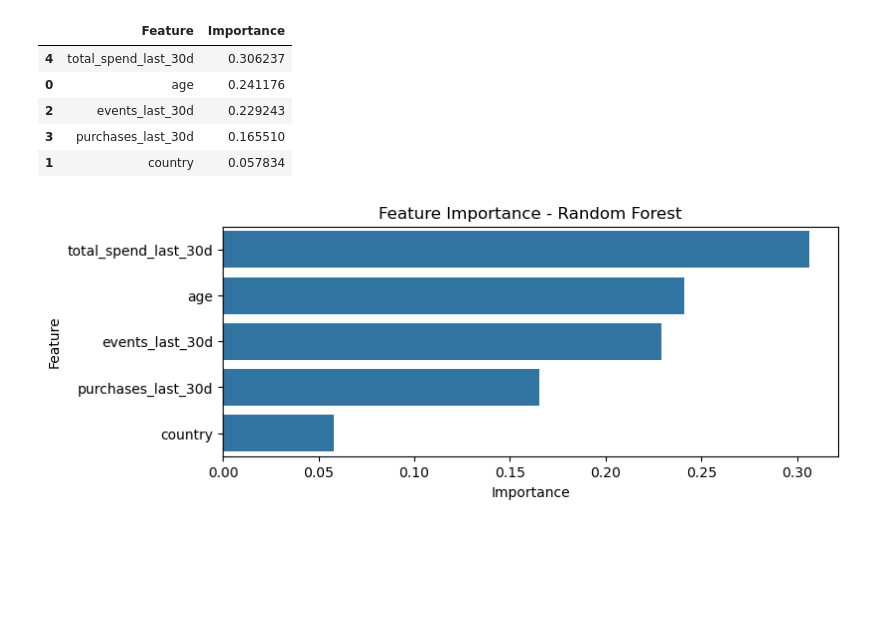
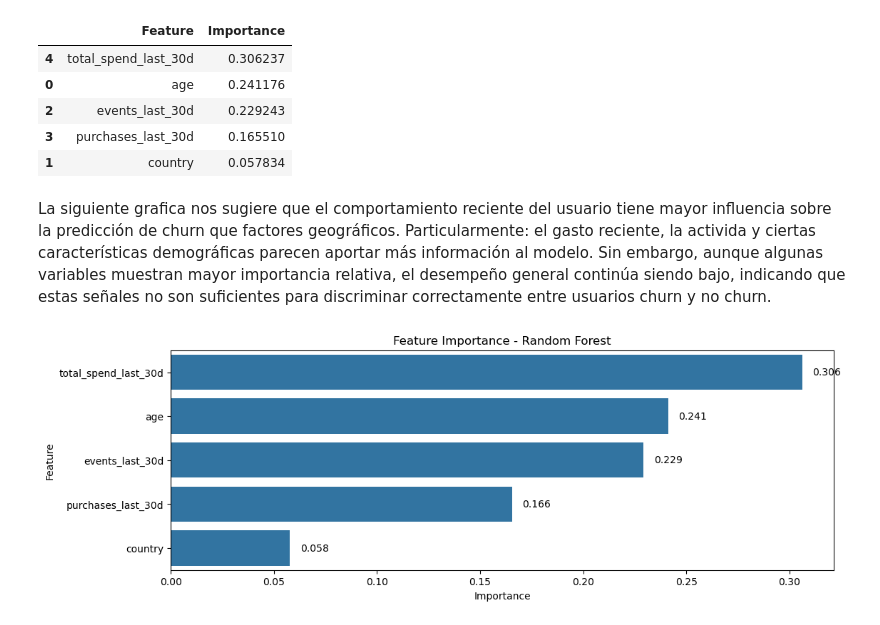
Before and after one commit to Dsharlie/Prueba-WPP-Media, a Jupyter notebook: Parte 2_Modelo.ipynb, the cells around one changed output. Saved outputs shown, nothing was run; the diff lists cells and outputs as text; code cells hidden in the pictures; blank space fills up the shorter version.

```diff
--- a/Parte 2_Modelo.ipynb
+++ b/Parte 2_Modelo.ipynb
@@ -286,20 +292,31 @@ rf_importance
 | 2 | events_last_30d | 0.229243 |
 | 3 | purchases_last_30d | 0.165510 |
 | 1 | country | 0.057834 |
+# %% [markdown]
+La siguiente grafica nos sugiere que el comportamiento reciente del usuario tiene mayor influencia sobre la predicción de churn que factores geográficos. Particularmente: el gasto reciente, la activida y ciertas características demográficas parecen aportar más información al modelo.  Sin embargo, aunque algunas variables muestran mayor importancia relativa, el desempeño general continúa siendo bajo, indicando que estas señales no son suficientes para discriminar correctamente entre usuarios churn y no churn.
 # %%
-import seaborn as sns
-import matplotlib.pyplot as plt
+plt.figure(figsize=(12,4))
 
-plt.figure(figsize=(8,3))
-
-sns.barplot(
+ax = sns.barplot(
     data=rf_importance,
     x="Importance",
     y="Feature"
 )
 
+# Agregar etiquetas de datos
+for i, v in enumerate(rf_importance["Importance"]):
+    ax.text(
+        v + 0.005,      # posición horizontal
+        i,              # posición vertical
+        f"{v:.3f}",     # formato del texto
+        va='center'
+    )
+
 plt.title("Feature Importance - Random Forest")
 
+plt.xlabel("Importance")
+plt.ylabel("Feature")
+
 plt.show()
 # %% [output]
-[figure, old version]
+[figure, new version]
```
Also changed, not shown: parts of 30 cells of this notebook, 2 other files.
